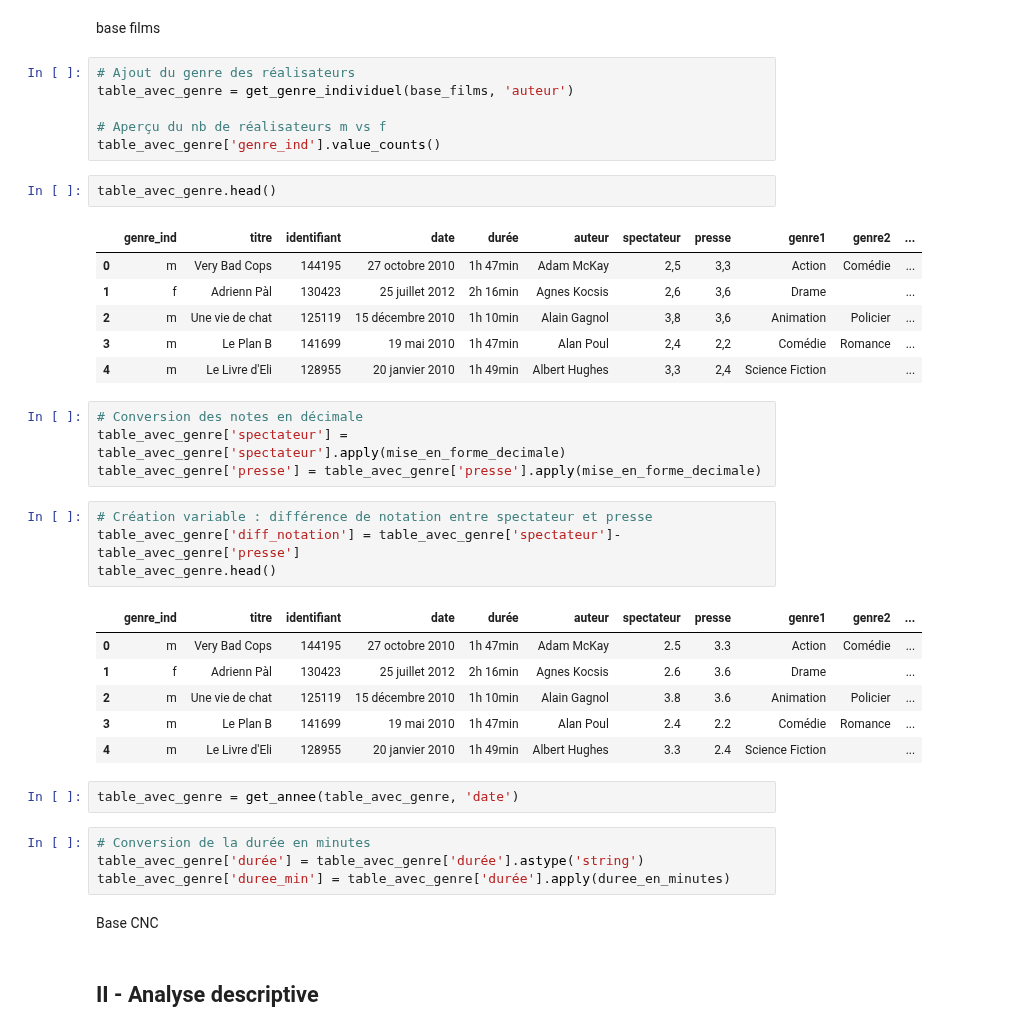
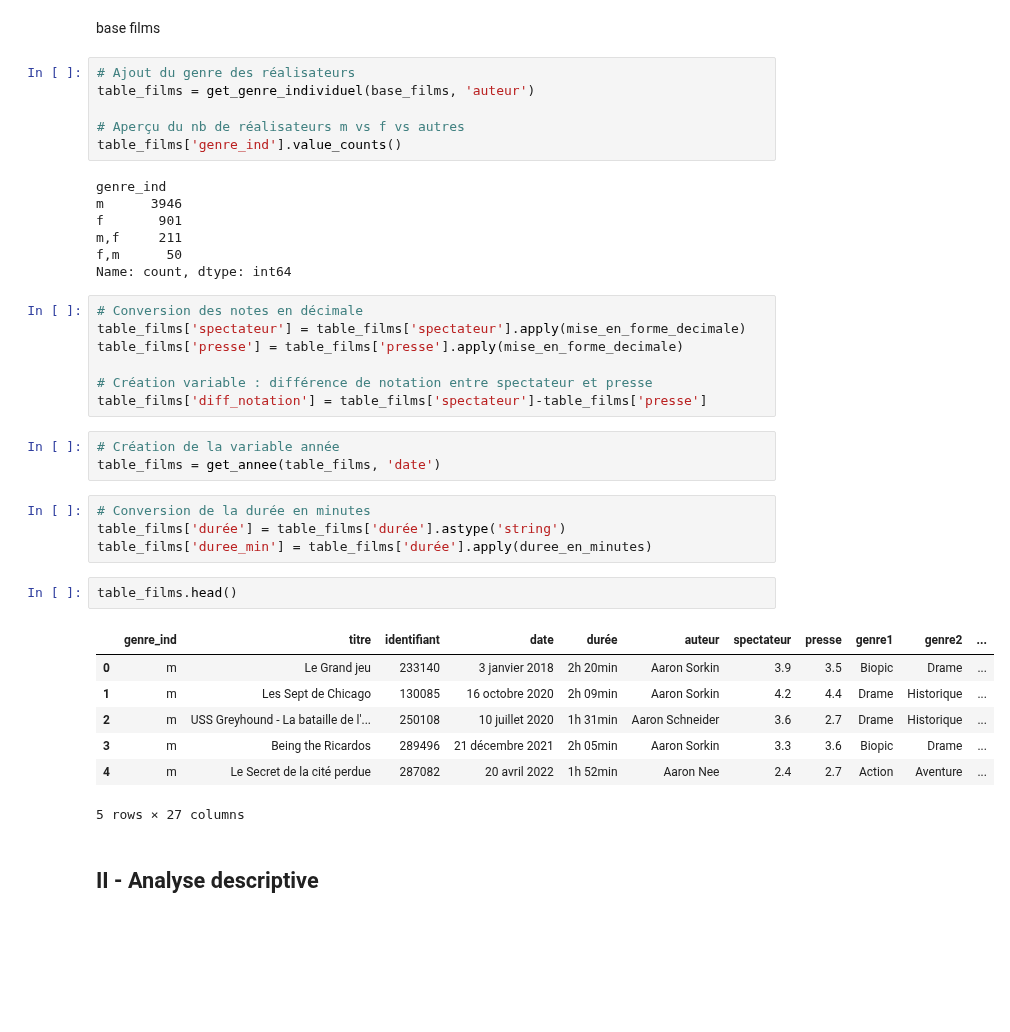
Before and after one commit to Clement-Dn/Projet_Cin-, a Jupyter notebook: Rapport_Projet_Cinema.ipynb, the cells around one changed output. Drawn from its saved outputs; the diff is of its cells as text; blank space fills up the shorter version.

```diff
--- a/Rapport_Projet_Cinema.ipynb
+++ b/Rapport_Projet_Cinema.ipynb
@@ -118,41 +113,40 @@ presse_notes
 base films
 # %%
 # Ajout du genre des réalisateurs
-table_avec_genre = get_genre_individuel(base_films, 'auteur')
+table_films = get_genre_individuel(base_films, 'auteur')
 
-# Aperçu du nb de réalisateurs m vs f
-table_avec_genre['genre_ind'].value_counts()
+# Aperçu du nb de réalisateurs m vs f vs autres
+table_films['genre_ind'].value_counts()
+# %% [output]
+genre_ind
+m      3946
+f       901
+m,f     211
+f,m      50
+Name: count, dtype: int64
+# %%
+# Conversion des notes en décimale
+table_films['spectateur'] = table_films['spectateur'].apply(mise_en_forme_decimale)
+table_films['presse'] = table_films['presse'].apply(mise_en_forme_decimale)
+
+# Création variable : différence de notation entre spectateur et presse
+table_films['diff_notation'] = table_films['spectateur']-table_films['presse']
+# %%
+# Création de la variable année
+table_films = get_annee(table_films, 'date')
+# %%
+# Conversion de la durée en minutes
+table_films['durée'] = table_films['durée'].astype('string')
+table_films['duree_min'] = table_films['durée'].apply(duree_en_minutes)
 # %%
-table_avec_genre.head()
+table_films.head()
 # %% [output]
 |  | genre_ind | titre | identifiant | date | durée | auteur | spectateur | presse | genre1 | genre2 | ... |
-| 0 | m | Very Bad Cops | 144195 | 27 octobre 2010 | 1h 47min | Adam McKay | 2,5 | 3,3 | Action | Comédie | ... |
-| 1 | f | Adrienn Pàl | 130423 | 25 juillet 2012 | 2h 16min | Agnes Kocsis | 2,6 | 3,6 | Drame |  | ... |
-| 2 | m | Une vie de chat | 125119 | 15 décembre 2010 | 1h 10min | Alain Gagnol | 3,8 | 3,6 | Animation | Policier | ... |
-| 3 | m | Le Plan B | 141699 | 19 mai 2010 | 1h 47min | Alan Poul | 2,4 | 2,2 | Comédie | Romance | ... |
-| 4 | m | Le Livre d'Eli | 128955 | 20 janvier 2010 | 1h 49min | Albert Hughes | 3,3 | 2,4 | Science Fiction |  | ... |
+| 0 | m | Le Grand jeu | 233140 | 3 janvier 2018 | 2h 20min | Aaron Sorkin | 3.9 | 3.5 | Biopic | Drame | ... |
+| 1 | m | Les Sept de Chicago | 130085 | 16 octobre 2020 | 2h 09min | Aaron Sorkin | 4.2 | 4.4 | Drame | Historique | ... |
+| 2 | m | USS Greyhound - La bataille de l'... | 250108 | 10 juillet 2020 | 1h 31min | Aaron Schneider | 3.6 | 2.7 | Drame | Historique | ... |
+| 3 | m | Being the Ricardos | 289496 | 21 décembre 2021 | 2h 05min | Aaron Sorkin | 3.3 | 3.6 | Biopic | Drame | ... |
+| 4 | m | Le Secret de la cité perdue | 287082 | 20 avril 2022 | 1h 52min | Aaron Nee | 2.4 | 2.7 | Action | Aventure | ... |
+5 rows × 27 columns
-# %%
-# Conversion des notes en décimale
-table_avec_genre['spectateur'] = table_avec_genre['spectateur'].apply(mise_en_forme_decimale)
-table_avec_genre['presse'] = table_avec_genre['presse'].apply(mise_en_forme_decimale)
-# %%
-# Création variable : différence de notation entre spectateur et presse
-table_avec_genre['diff_notation'] = table_avec_genre['spectateur']-table_avec_genre['presse']
-table_avec_genre.head()
-# %% [output]
-|  | genre_ind | titre | identifiant | date | durée | auteur | spectateur | presse | genre1 | genre2 | ... |
-| 0 | m | Very Bad Cops | 144195 | 27 octobre 2010 | 1h 47min | Adam McKay | 2.5 | 3.3 | Action | Comédie | ... |
-| 1 | f | Adrienn Pàl | 130423 | 25 juillet 2012 | 2h 16min | Agnes Kocsis | 2.6 | 3.6 | Drame |  | ... |
-| 2 | m | Une vie de chat | 125119 | 15 décembre 2010 | 1h 10min | Alain Gagnol | 3.8 | 3.6 | Animation | Policier | ... |
-| 3 | m | Le Plan B | 141699 | 19 mai 2010 | 1h 47min | Alan Poul | 2.4 | 2.2 | Comédie | Romance | ... |
-| 4 | m | Le Livre d'Eli | 128955 | 20 janvier 2010 | 1h 49min | Albert Hughes | 3.3 | 2.4 | Science Fiction |  | ... |
-# %%
-table_avec_genre = get_annee(table_avec_genre, 'date')
-# %%
-# Conversion de la durée en minutes
-table_avec_genre['durée'] = table_avec_genre['durée'].astype('string')
-table_avec_genre['duree_min'] = table_avec_genre['durée'].apply(duree_en_minutes)
-# %% [markdown]
-Base CNC
 # %% [markdown]
 ## II -  Analyse descriptive
```
Also changed, not shown: parts of 10 cells of this notebook, 1 other file.
